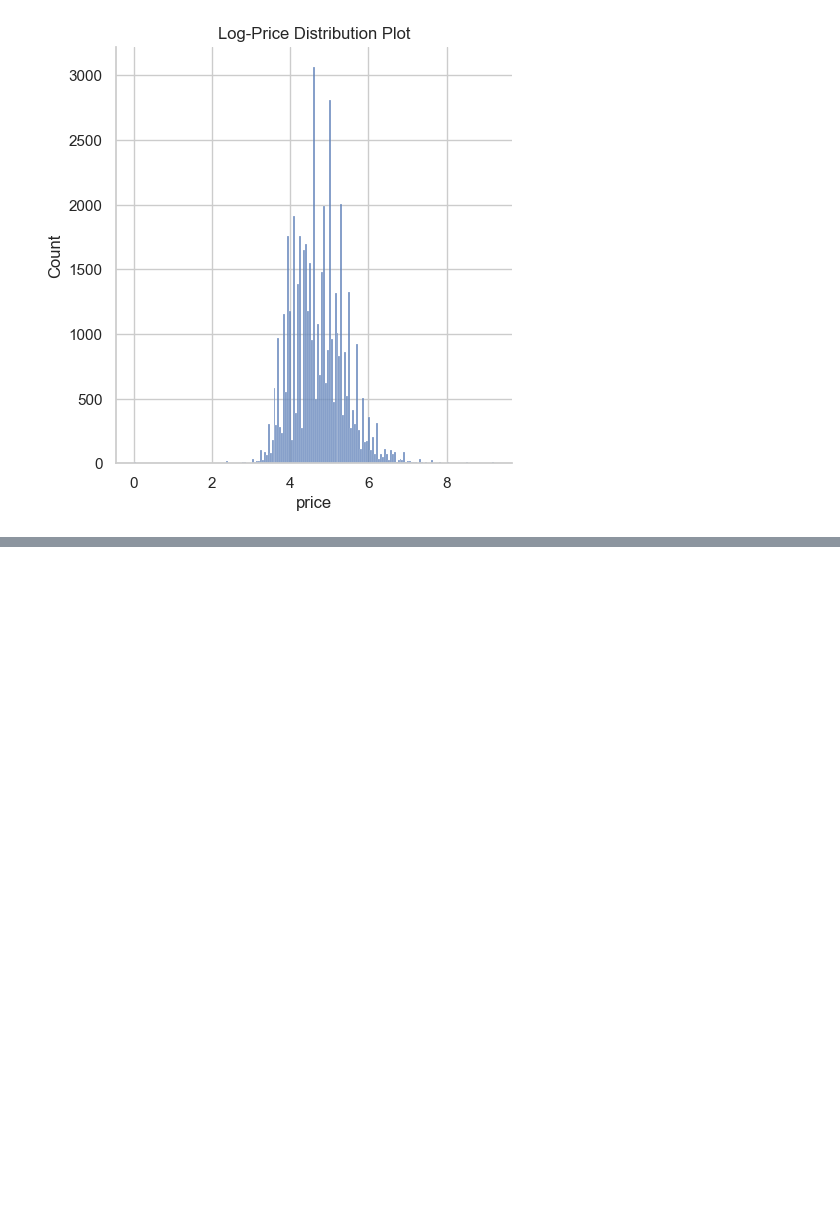
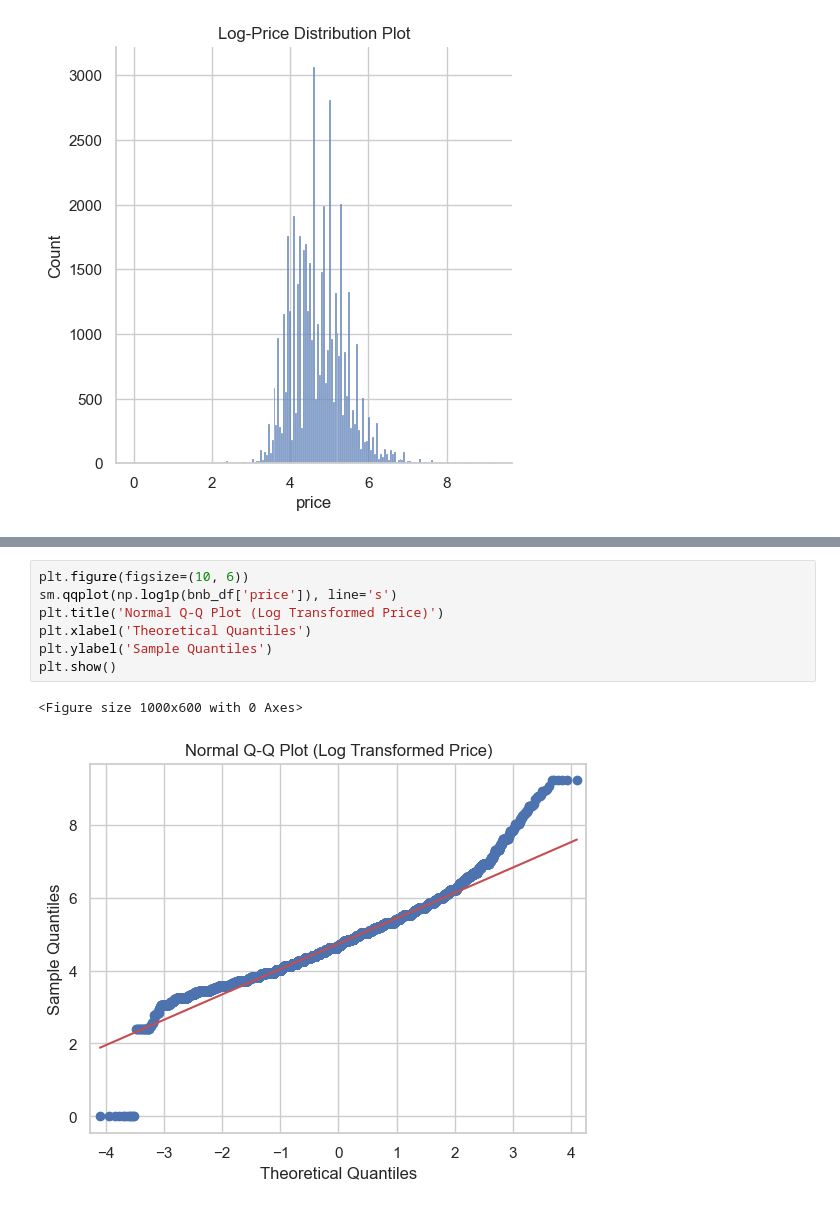
Before and after one commit to IsabellaPodavini/Machine_Learning, a Jupyter notebook: project.ipynb, the cells around one changed output, grey strips where cells are left out. Cells and saved outputs as stored; diff of their text form; blank space fills up the shorter version.

```diff
--- a/project.ipynb
+++ b/project.ipynb
@@ -225,0 +274,10 @@ plt.show()
+# %%
+plt.figure(figsize=(10, 6))
+sm.qqplot(np.log1p(bnb_df['price']), line='s')
+plt.title('Normal Q-Q Plot (Log Transformed Price)')
+plt.xlabel('Theoretical Quantiles')
+plt.ylabel('Sample Quantiles')
+plt.show()
+# %% [output]
+<Figure size 1000x600 with 0 Axes>
+[figure, added]
```
Also changed, not shown: parts of 18 cells of this notebook.
